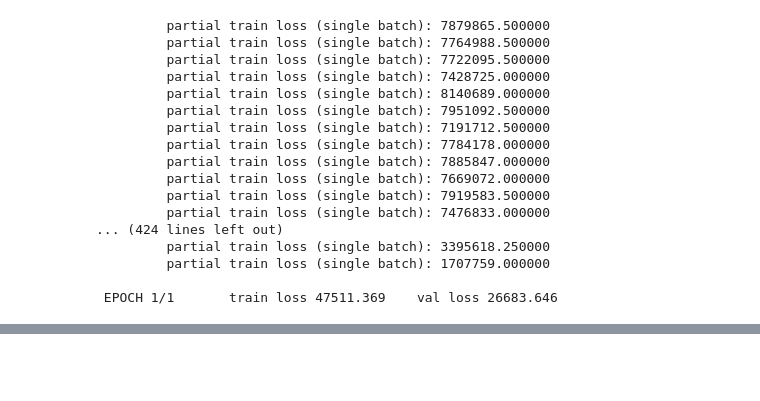
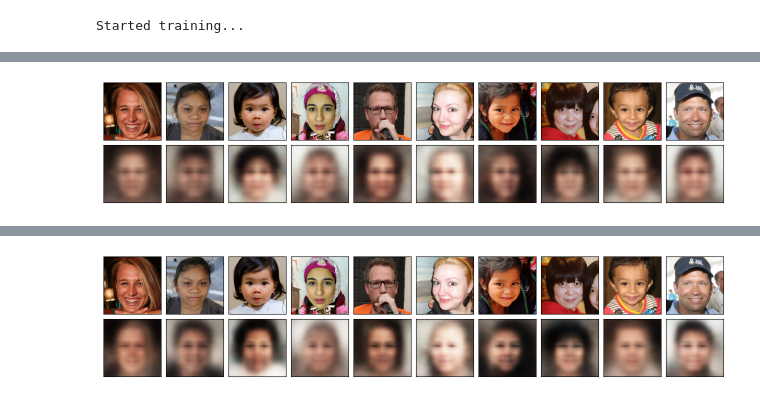
Before and after one commit to lorenzofilizola/SynthFaceVAE, a Jupyter notebook: vaetorch.ipynb, the cells around one changed output, grey strips where cells are left out. Cells and saved outputs as stored; diff of their text form; code cells hidden in the pictures; blank space fills up the shorter version.

Commit message:
optimized training, added progress bar, fixed plotting during training, changed model architecture to use upsampling layers

```diff
--- a/vaetorch.ipynb
+++ b/vaetorch.ipynb
@@ -103,7 +114,7 @@ vae = VariationalAutoencoder(latent_dims=d)
 
 lr = 1e-3
 
-optim = torch.optim.Adam(vae.parameters(), lr=lr, weight_decay=1e-5)
+optim = torch.optim.AdamW(vae.parameters(), lr=lr, weight_decay=1e-5)
 
 vae.to(DEVICE)
 # %% [output]
@@ -223,0 +237,21 @@ def plot_ae_outputs(encoder,decoder,n=10):
+# %%
+from matplotlib import pyplot as plt
+from mpl_toolkits.axes_grid1 import ImageGrid
+import numpy as np
+
+def plot_ae_outputs(n=10):
+    fig = plt.figure(figsize=(16,4.5))
+    sample_batch = next(iter(train_loader))[0]
+    images = sample_batch.permute(0,2,3,1).numpy()
+    outputs = vae(sample_batch).permute(0,2,3,1).detach().cpu().numpy()
+    grid = ImageGrid(fig, 111, nrows_ncols=(2, n), axes_pad=0.1)
+    for ax, im in zip(grid, np.concatenate((images[0:n], outputs[0:n]), axis=0)):
+        ax.set_yticklabels([])
+        ax.set_xticklabels([])
+        ax.set_xticks([])
+        ax.set_yticks([])
+        ax.imshow(im)
+
+    plt.show()
+    fig.clear()
+    plt.close(fig)
@@ -224,26 +260,11 @@ def plot_ae_outputs(encoder,decoder,n=10):
 # %%
-num_epochs = 1
-
+num_epochs = 50
+scaler = torch.cuda.amp.GradScaler()
+print("Started training...")
 for epoch in range(num_epochs):
     train_loss = train_epoch(vae,DEVICE,train_loader,optim)
     val_loss = test_epoch(vae,DEVICE,valid_loader)
     print('\n EPOCH {}/{} \t train loss {:.3f} \t val loss {:.3f}'.format(epoch + 1, num_epochs,train_loss,val_loss))
-    plot_ae_outputs(vae.encoder,vae.decoder,n=10)
+    plot_ae_outputs(n=10)
 # %% [output]
-         partial train loss (single batch): 7879865.500000
-         partial train loss (single batch): 7764988.500000
-         partial train loss (single batch): 7722095.500000
-         partial train loss (single batch): 7428725.000000
-         partial train loss (single batch): 8140689.000000
-         partial train loss (single batch): 7951092.500000
-         partial train loss (single batch): 7191712.500000
-         partial train loss (single batch): 7784178.000000
-         partial train loss (single batch): 7885847.000000
-         partial train loss (single batch): 7669072.000000
-         partial train loss (single batch): 7919583.500000
-         partial train loss (single batch): 7476833.000000
-... (424 lines left out)
-         partial train loss (single batch): 3395618.250000
-         partial train loss (single batch): 1707759.000000
-
- EPOCH 1/1       train loss 47511.369    val loss 26683.646
+Started training...
@@ -250,0 +272 @@ AttributeError: 'list' object has no attribute 'numpy'
+[figure, added]
@@ -251,0 +274 @@ AttributeError: 'list' object has no attribute 'numpy'
+[figure, added]
```
Also changed, not shown: parts of 15 cells of this notebook.
